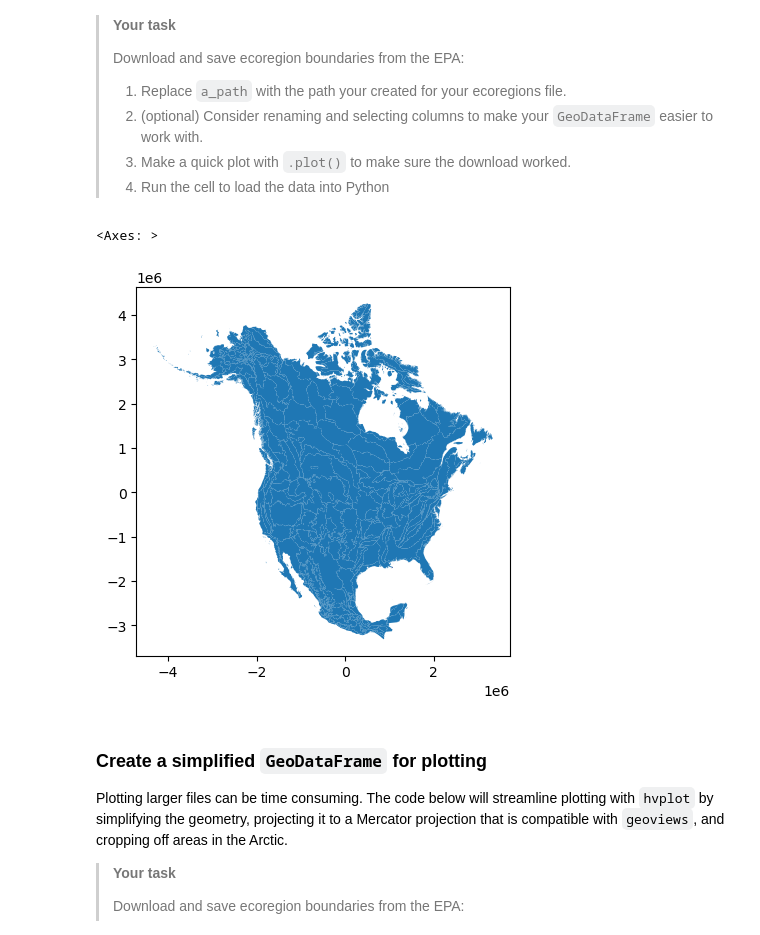
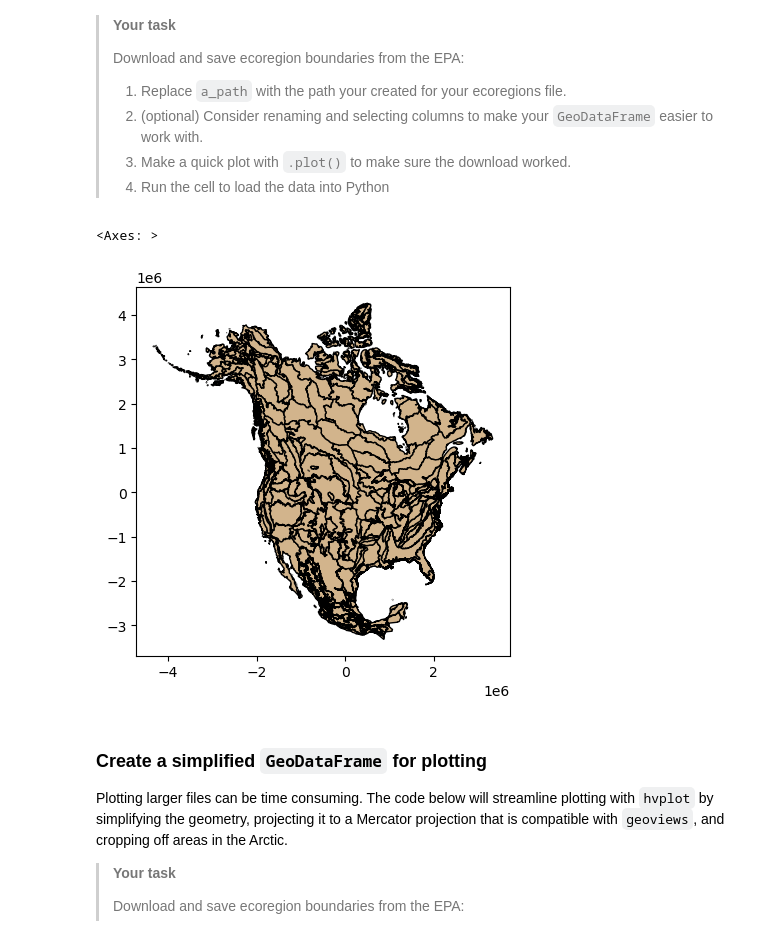
Before and after one commit to cu-esiil-edu/stars-02-species-distribution-angelinawade12, a Jupyter notebook: species-distribution.ipynb, the cells around one changed output. Cells and saved outputs as stored; diff of their text form; code cells hidden in the pictures.

Commit message:
changed the figure size, added edge color, and changed the color

```diff
--- a/species-distribution.ipynb
+++ b/species-distribution.ipynb
@@ -165,15 +160,15 @@ if not os.path.exists(epa_path):
 # %%
 # Open up the ecoregions boundaries
 epa_gdf = gpd.read_file(epa_path)
 
 # Name the index so it will match the other data later on
 epa_gdf.index.name = 'ecoregion'
 
 # Plot the ecoregions to check download
-epa_gdf.plot()
+epa_gdf.plot(edgecolor='black', color='tan')
 # %% [output]
 <Axes: >
-[figure, old version]
+[figure, new version]
 # %% [markdown]
 ### Create a simplified `GeoDataFrame` for plotting
 
```
Also changed, not shown: parts of 2 cells of this notebook.
